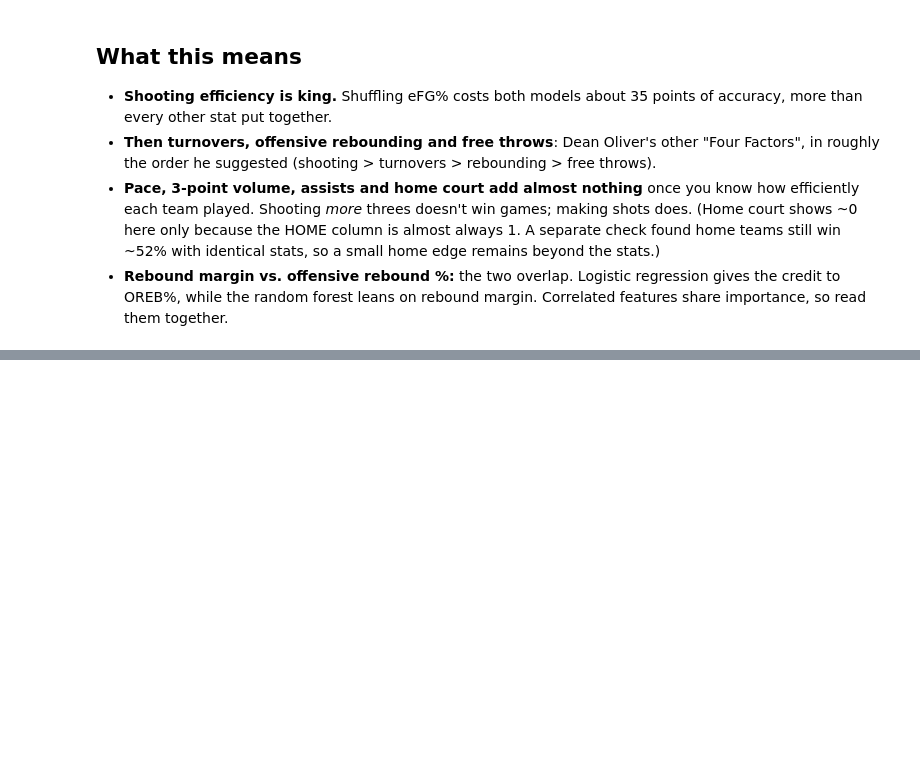
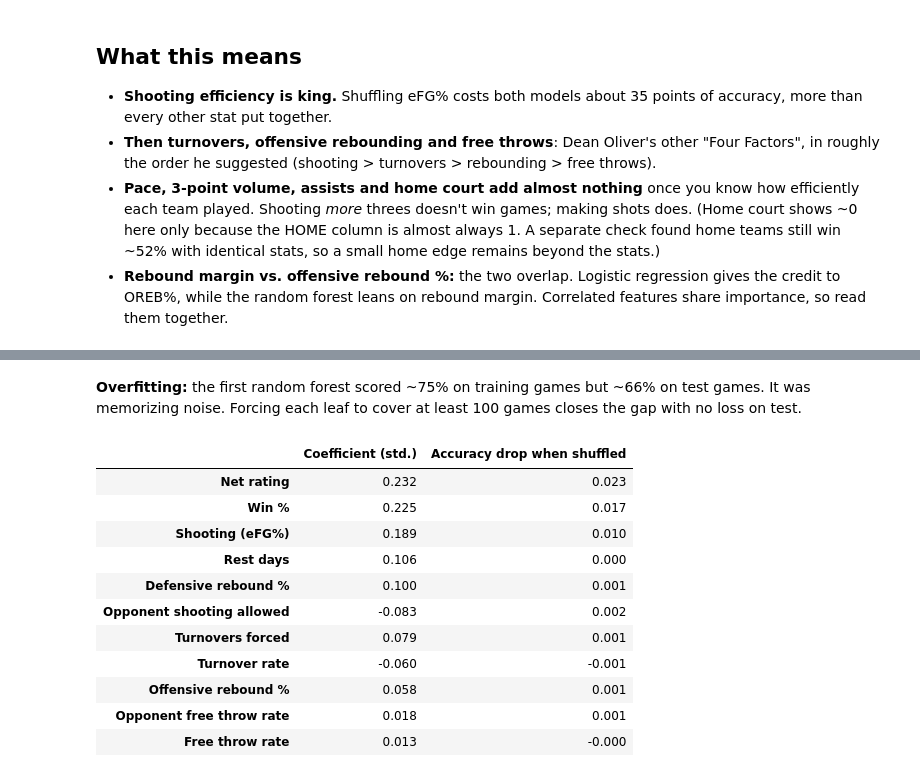
Before and after one commit to QYang5917/nba-win-predictors, a Jupyter notebook: notebooks/analysis.ipynb, the cells around one changed output, grey strips where cells are left out. Cells and saved outputs as stored; diff of their text form; code cells hidden in the pictures; blank space fills up the shorter version.

```diff
--- a/notebooks/analysis.ipynb
+++ b/notebooks/analysis.ipynb
@@ -193,0 +210,21 @@ fig.tight_layout(); fig.savefig('../figures/model_accuracy.png'); plt.show()
+# %%
+pre = pd.read_csv('../data/processed/pregame_features.csv')
+PRE = [c for c in pre.columns if c.endswith('_DIFF')]
+ptr, pte = pre[~pre.SEASON.isin(TEST_SEASONS)], pre[pre.SEASON.isin(TEST_SEASONS)]
+Xp_tr, yp_tr, Xp_te, yp_te = ptr[PRE], ptr['WIN'], pte[PRE], pte['WIN']
+
+pre_logreg = make_pipeline(StandardScaler(), LogisticRegression(max_iter=1000)).fit(Xp_tr, yp_tr)
+pre_forest_overfit = RandomForestClassifier(n_estimators=400, min_samples_leaf=20,
+                                            random_state=42, n_jobs=-1).fit(Xp_tr, yp_tr)
+# Fix for overfitting: bigger leaves + fewer features per split = simpler trees
+pre_forest = RandomForestClassifier(n_estimators=400, min_samples_leaf=100, max_features=0.5,
+                                    random_state=42, n_jobs=-1).fit(Xp_tr, yp_tr)
+
+rows = [('Baseline: always pick home team', (yp_tr == 1).mean(), (yp_te == 1).mean(), 0.5)]
+for name, m in [('Logistic regression', pre_logreg),
+                ('Random forest (leaf=20, overfits)', pre_forest_overfit),
+                ('Random forest (leaf=100, fixed)', pre_forest)]:
+    rows.append((name, m.score(Xp_tr, yp_tr), m.score(Xp_te, yp_te),
+                 roc_auc_score(yp_te, m.predict_proba(Xp_te)[:, 1])))
+pre_results = pd.DataFrame(rows, columns=['Model', 'Train acc', 'Test acc', 'Test ROC AUC']).set_index('Model')
+pre_results.round(3)
@@ -193,0 +238,27 @@ fig.tight_layout(); fig.savefig('../figures/model_accuracy.png'); plt.show()
+# %% [markdown]
+**Overfitting:** the first random forest scored ~75% on training games but ~66% on test games. It was memorizing noise. Forcing each leaf to cover at least 100 games closes the gap with no loss on test.
+# %%
+PRE_LABELS = {'NET_RTG_DIFF': 'Net rating', 'WIN_PCT_DIFF': 'Win %', 'EFG_DIFF': 'Shooting (eFG%)',
+              'OPP_EFG_DIFF': 'Opponent shooting allowed', 'TOV_PCT_DIFF': 'Turnover rate',
+              'OPP_TOV_PCT_DIFF': 'Turnovers forced', 'OREB_PCT_DIFF': 'Offensive rebound %',
+              'DREB_PCT_DIFF': 'Defensive rebound %', 'FT_RATE_DIFF': 'Free throw rate',
+              'OPP_FT_RATE_DIFF': 'Opponent free throw rate', 'REST_DAYS_DIFF': 'Rest days'}
+pc = pd.Series(pre_logreg[-1].coef_[0], index=PRE).rename(PRE_LABELS)
+pi = permutation_importance(pre_logreg, Xp_te, yp_te, scoring='accuracy', n_repeats=10,
+                            random_state=42, n_jobs=-1)
+imp = pd.DataFrame({'Coefficient (std.)': pc, 'Accuracy drop when shuffled':
+                    pd.Series(pi.importances_mean, index=PRE).rename(PRE_LABELS)})
+imp.reindex(imp['Coefficient (std.)'].abs().sort_values(ascending=False).index).round(3)
+# %% [output]
+|  | Coefficient (std.) | Accuracy drop when shuffled |
+| Net rating | 0.232 | 0.023 |
+| Win % | 0.225 | 0.017 |
+| Shooting (eFG%) | 0.189 | 0.010 |
+| Rest days | 0.106 | 0.000 |
+| Defensive rebound % | 0.100 | 0.001 |
+| Opponent shooting allowed | -0.083 | 0.002 |
+| Turnovers forced | 0.079 | 0.001 |
+| Turnover rate | -0.060 | -0.001 |
+| Offensive rebound % | 0.058 | 0.001 |
+| Opponent free throw rate | 0.018 | 0.001 |
+| Free throw rate | 0.013 | -0.000 |
```
Also changed, not shown: parts of 5 cells of this notebook, 5 other files.
